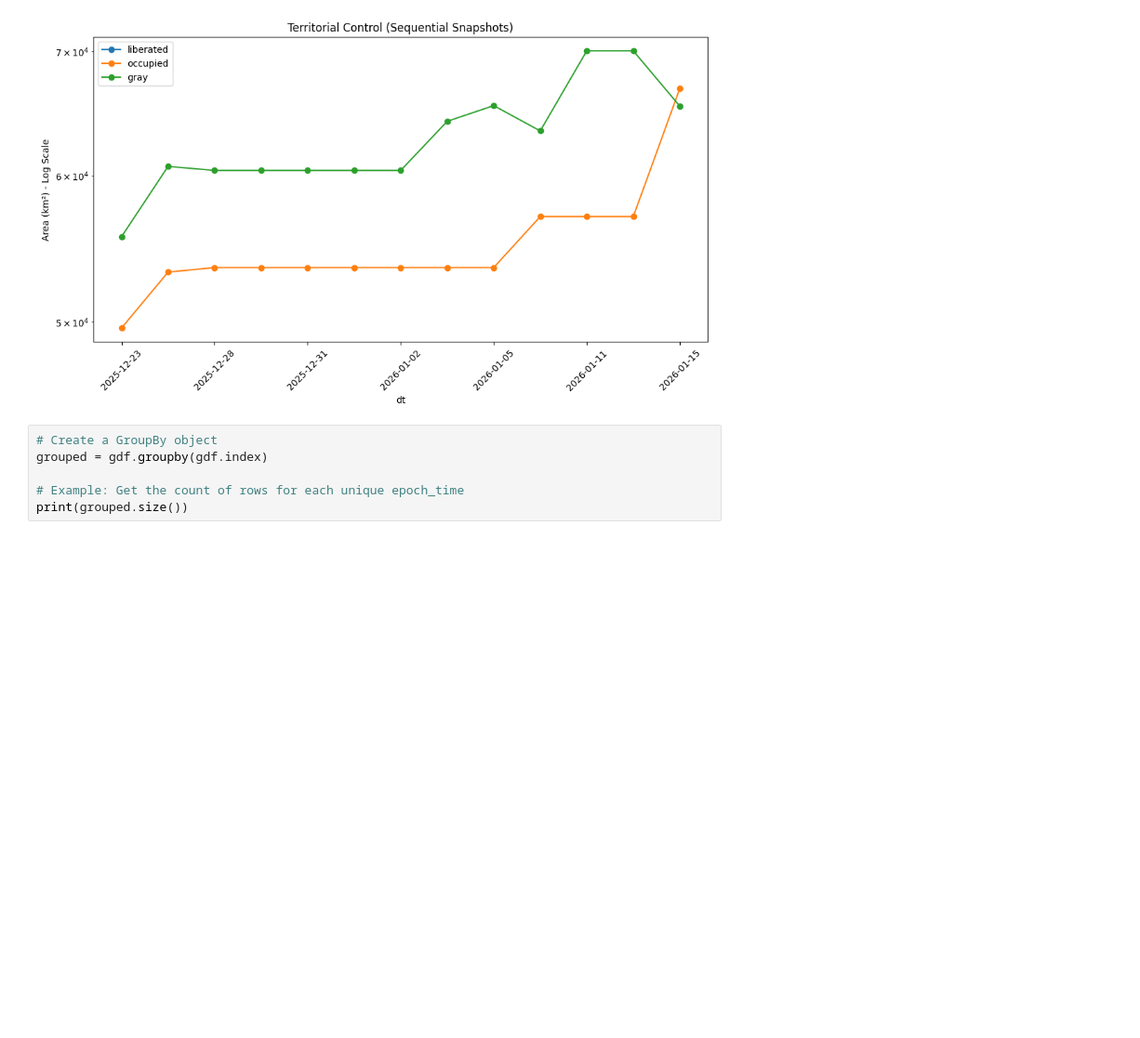
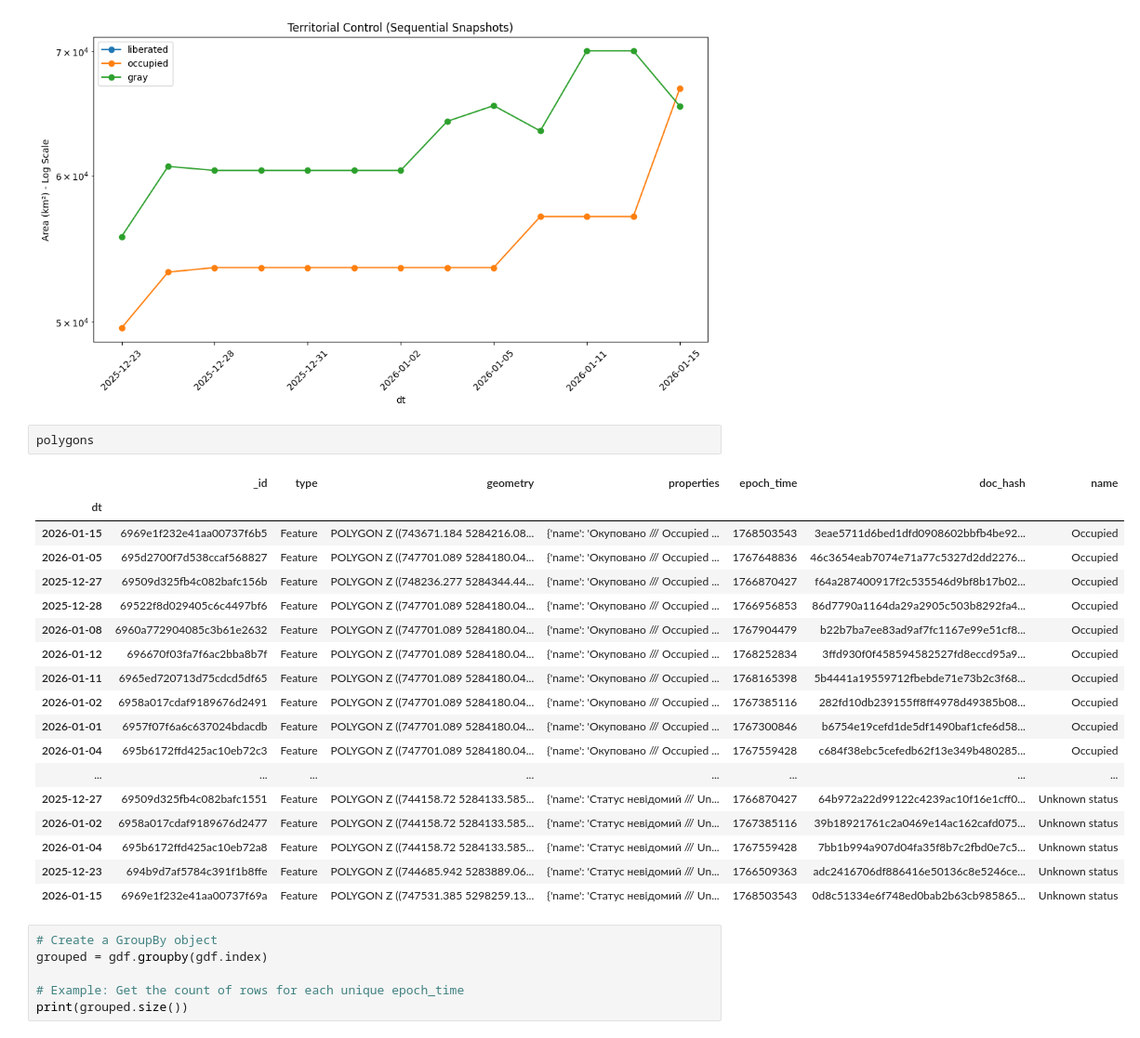
Before and after one commit to werowe/deepstate-map-data, a Jupyter notebook: hypatia/deepstate-time-series.ipynb, the cells around one changed output. Shown at 93% size. Drawn from its saved outputs; the diff is of its cells as text; blank space fills up the shorter version.

```diff
--- a/hypatia/deepstate-time-series.ipynb
+++ b/hypatia/deepstate-time-series.ipynb
@@ -292,6 +297,27 @@ plt.grid(False)
 plt.show()
 # %% [output]
 [figure]
+# %%
+polygons
+# %% [output]
+|  | _id | type | geometry | properties | epoch_time | doc_hash | name |
+| dt |  |  |  |  |  |  |  |
+| 2026-01-15 | 6969e1f232e41aa00737f6b5 | Feature | POLYGON Z ((743671.184 5284216.08... | {'name': 'Окуповано /// Occupied ... | 1768503543 | 3eae5711d6bed1dfd0908602bbfb4be92... | Occupied |
+| 2026-01-05 | 695d2700f7d538ccaf568827 | Feature | POLYGON Z ((747701.089 5284180.04... | {'name': 'Окуповано /// Occupied ... | 1767648836 | 46c3654eab7074e71a77c5327d2dd2276... | Occupied |
+| 2025-12-27 | 69509d325fb4c082bafc156b | Feature | POLYGON Z ((748236.277 5284344.44... | {'name': 'Окуповано /// Occupied ... | 1766870427 | f64a287400917f2c535546d9bf8b17b02... | Occupied |
+| 2025-12-28 | 69522f8d029405c6c4497bf6 | Feature | POLYGON Z ((747701.089 5284180.04... | {'name': 'Окуповано /// Occupied ... | 1766956853 | 86d7790a1164da29a2905c503b8292fa4... | Occupied |
+| 2026-01-08 | 6960a772904085c3b61e2632 | Feature | POLYGON Z ((747701.089 5284180.04... | {'name': 'Окуповано /// Occupied ... | 1767904479 | b22b7ba7ee83ad9af7fc1167e99e51cf8... | Occupied |
+| 2026-01-12 | 696670f03fa7f6ac2bba8b7f | Feature | POLYGON Z ((747701.089 5284180.04... | {'name': 'Окуповано /// Occupied ... | 1768252834 | 3ffd930f0f458594582527fd8eccd95a9... | Occupied |
+| 2026-01-11 | 6965ed720713d75cdcd5df65 | Feature | POLYGON Z ((747701.089 5284180.04... | {'name': 'Окуповано /// Occupied ... | 1768165398 | 5b4441a19559712fbebde71e73b2c3f68... | Occupied |
+| 2026-01-02 | 6958a017cdaf9189676d2491 | Feature | POLYGON Z ((747701.089 5284180.04... | {'name': 'Окуповано /// Occupied ... | 1767385116 | 282fd10db239155ff8ff4978d49385b08... | Occupied |
+| 2026-01-01 | 6957f07f6a6c637024bdacdb | Feature | POLYGON Z ((747701.089 5284180.04... | {'name': 'Окуповано /// Occupied ... | 1767300846 | b6754e19cefd1de5df1490baf1cfe6d58... | Occupied |
+| 2026-01-04 | 695b6172ffd425ac10eb72c3 | Feature | POLYGON Z ((747701.089 5284180.04... | {'name': 'Окуповано /// Occupied ... | 1767559428 | c684f38ebc5cefedb62f13e349b480285... | Occupied |
+| ... | ... | ... | ... | ... | ... | ... | ... |
+| 2025-12-27 | 69509d325fb4c082bafc1551 | Feature | POLYGON Z ((744158.72 5284133.585... | {'name': 'Статус невідомий /// Un... | 1766870427 | 64b972a22d99122c4239ac10f16e1cff0... | Unknown status |
+| 2026-01-02 | 6958a017cdaf9189676d2477 | Feature | POLYGON Z ((744158.72 5284133.585... | {'name': 'Статус невідомий /// Un... | 1767385116 | 39b18921761c2a0469e14ac162cafd075... | Unknown status |
+| 2026-01-04 | 695b6172ffd425ac10eb72a8 | Feature | POLYGON Z ((744158.72 5284133.585... | {'name': 'Статус невідомий /// Un... | 1767559428 | 7bb1b994a907d04fa35f8b7c2fbd0e7c5... | Unknown status |
+| 2025-12-23 | 694b9d7af5784c391f1b8ffe | Feature | POLYGON Z ((744685.942 5283889.06... | {'name': 'Статус невідомий /// Un... | 1766509363 | adc2416706df886416e50136c8e5246ce... | Unknown status |
+| 2026-01-15 | 6969e1f232e41aa00737f69a | Feature | POLYGON Z ((747531.385 5298259.13... | {'name': 'Статус невідомий /// Un... | 1768503543 | 0d8c51334e6f748ed0bab2b63cb985865... | Unknown status |
 # %%
 # Create a GroupBy object
 grouped = gdf.groupby(gdf.index)
```
Also changed, not shown: parts of 3 cells of this notebook.
